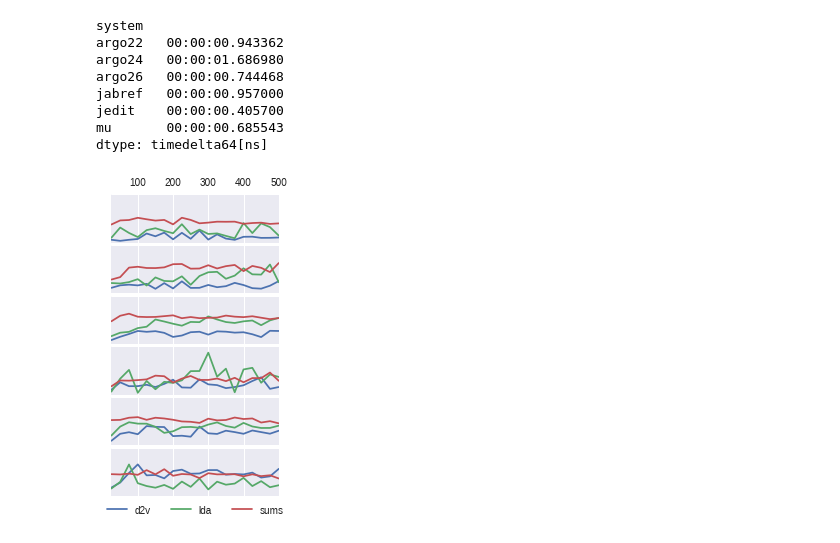
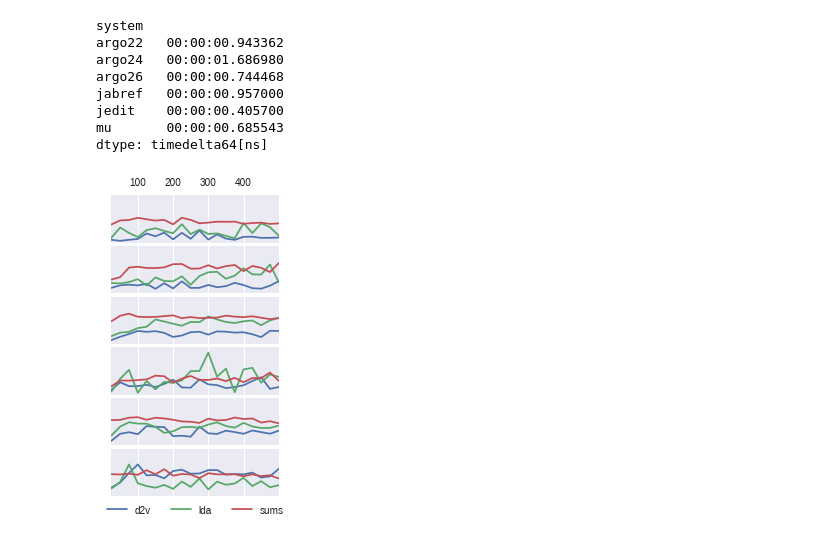
Before and after one commit to cscorley/doc2vec-feature-location, a Jupyter notebook: mrr_graphs.ipynb, the cells around one changed output. Cells and saved outputs as stored; diff of their text form; code cells hidden in the pictures.

```diff
--- a/mrr_graphs.ipynb
+++ b/mrr_graphs.ipynb
@@ -229,26 +229,29 @@ dtype: timedelta64[ns]
 # %%
 fig, axes = plt.subplots(nrows=6, figsize=(3,5.4) )
 plt.subplots_adjust(hspace=0.05)
 for i, project in enumerate(projects):
     n = project.printable_name + " " + project.version
     df = pandas.DataFrame({"lda": lda.ix[n], "d2v": vec.ix[n], "sums": vec_sums.ix[n]})
     xaxis = axes[i].get_xaxis()
     yaxis = axes[i].get_yaxis()
     a = axes[i]
     if i != 0:
         xaxis.set_ticklabels(['','','','',''])
+    else:
+        xaxis.set_ticklabels(['', 100, 200, 300, 400,''])
+
     yaxis.set_ticklabels(['',''])
     yaxis.tick_right()
     xaxis.tick_top()
 
     df.plot(subplots=False,
             ax=axes[i],
             #xticks=[25,100,200,300,400,500],
             yticks=[0, 0.15],
             legend=False)
 
 axes[i].legend(loc='upper center', bbox_to_anchor=(0.5, 0),
           fancybox=True, shadow=True, ncol=5)
 plt.savefig("icsme15era/figures/mrr_graph.pdf", bbox_inches='tight')
 # %% [output]
-[figure, old version]
+[figure, new version]
```
Also changed, not shown: 4 other files.
